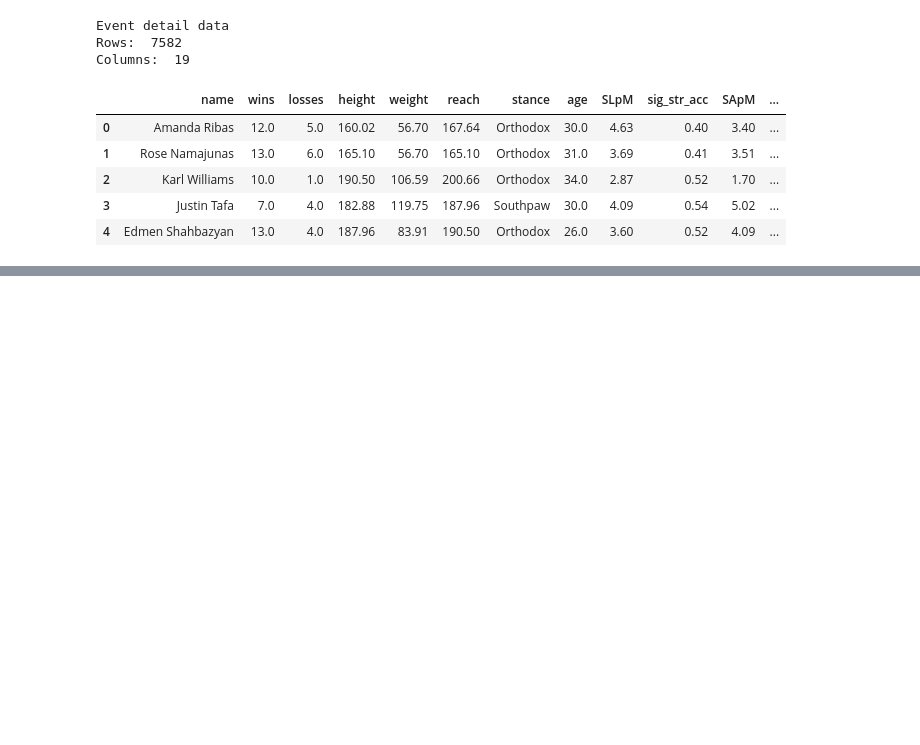
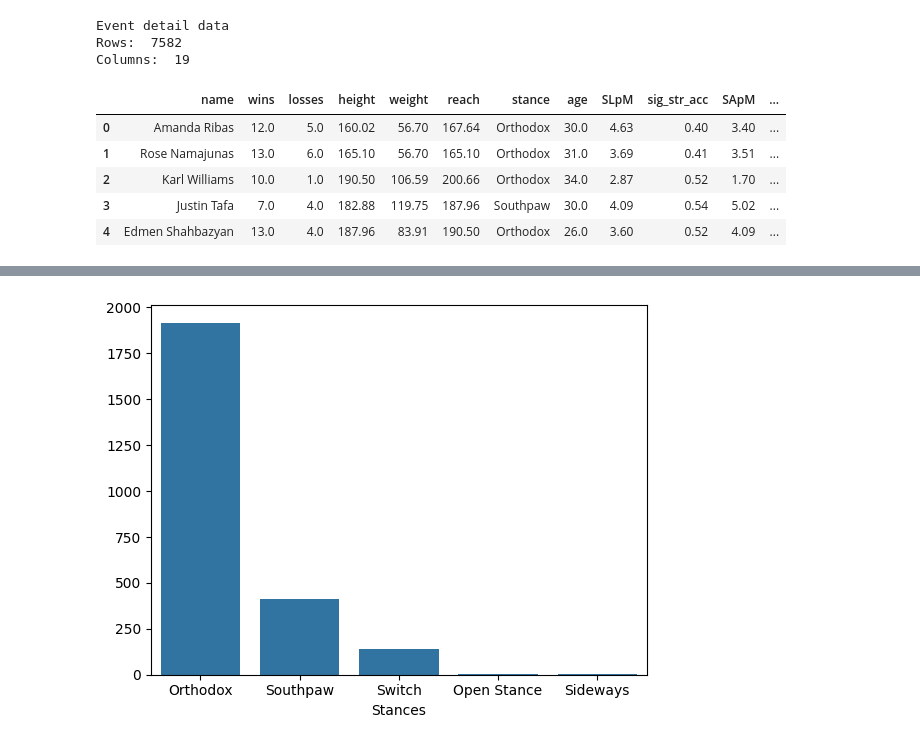
Before and after one commit to kaushalsingh01/UFC-Performance-Metrics-Analysis, a Jupyter notebook: Notebooks/ufc_eda.ipynb, the cells around one changed output, grey strips where cells are left out. Drawn from its saved outputs; the diff is of its cells as text; code cells hidden in the pictures; blank space fills up the shorter version.

```diff
--- a/Notebooks/ufc_eda.ipynb
+++ b/Notebooks/ufc_eda.ipynb
@@ -61,0 +167,6 @@ event_detail_data.head()
+# %%
+fighter_data_df['age'].fillna(fighter_data_df['age'].median,inplace=True)
+# %%
+mod_stance = fighter_data_df['stance'].mode()[0]
+fighter_data_df['stance'].fillna(mod_stance,inplace=True)
+fighter_data_df.isnull().sum()
@@ -61,0 +190,8 @@ event_detail_data.head()
+# %%
+unique_stance = fighter_data_df['stance'].value_counts().index
+count_stance = fighter_data_df['stance'].value_counts().values
+sns.barplot(x=unique_stance,y=count_stance)
+plt.xlabel("Stances")
+plt.show()
+# %% [output]
+[figure, added]
```
Also changed, not shown: parts of 8 cells of this notebook.
